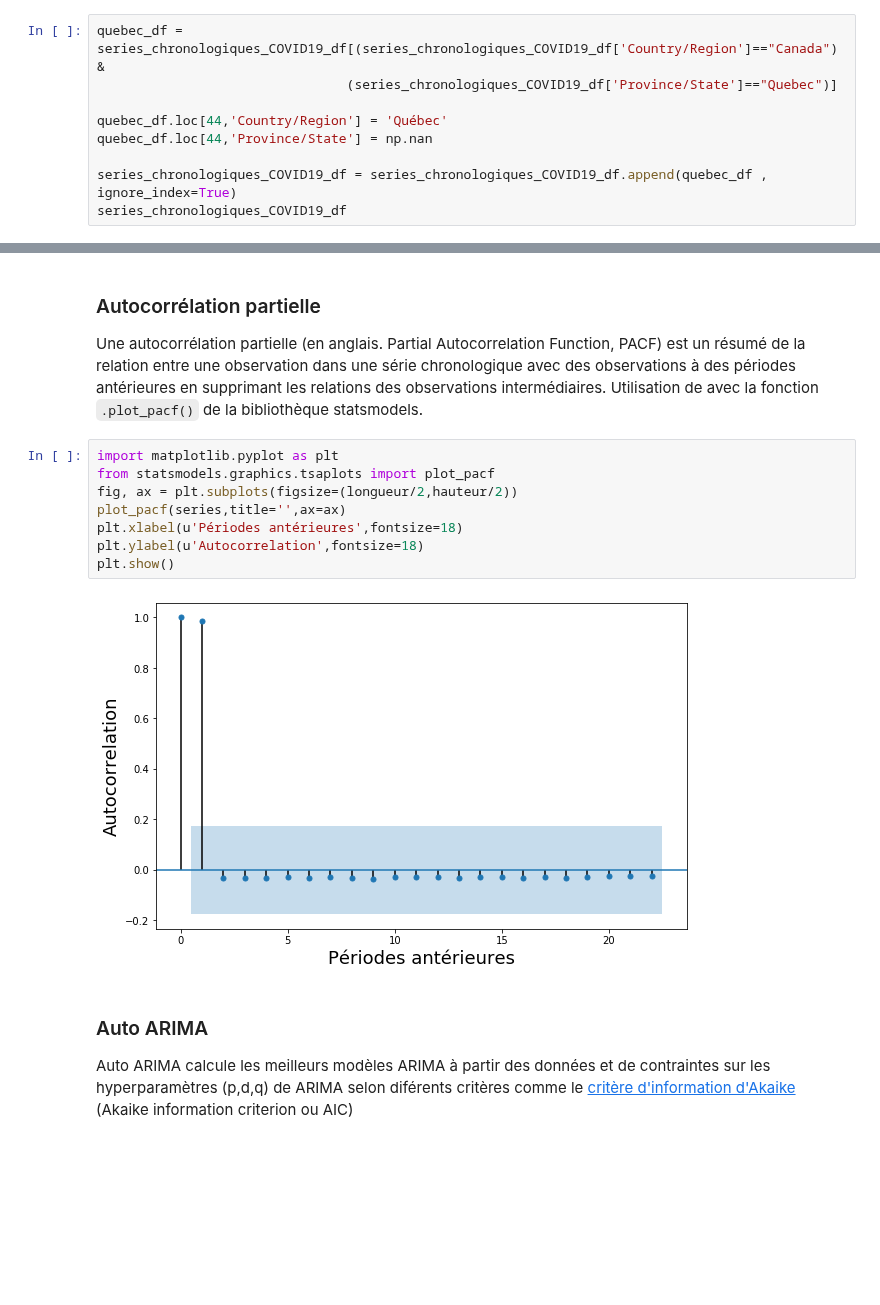
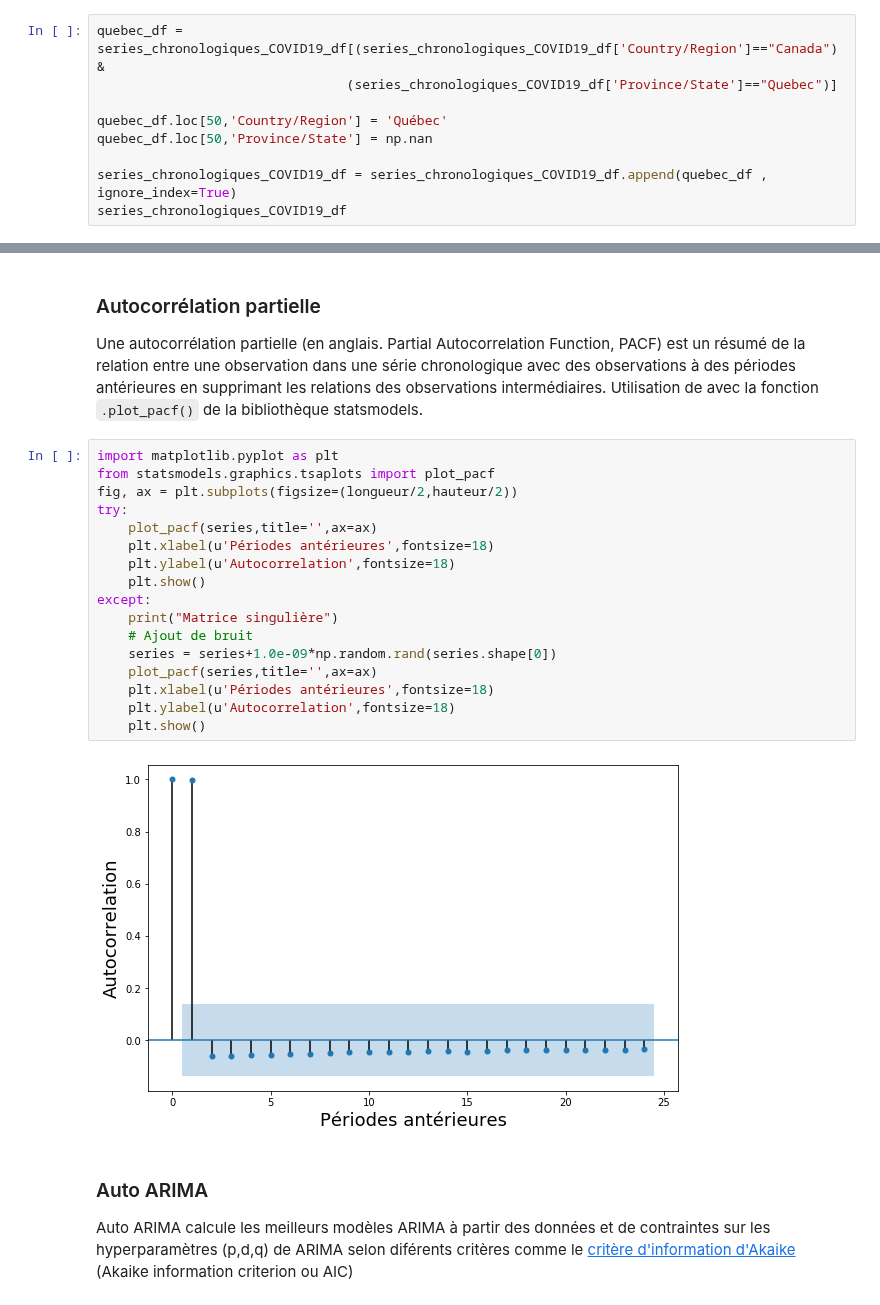
Before and after one commit to ClaudeCoulombe/evolution_COVID19, a Jupyter notebook: Prediction_evolution_pandemie_COVID-19.ipynb, the cells around one changed output, grey strips where cells are left out. Drawn from its saved outputs; the diff is of its cells as text; blank space fills up the shorter version.

```diff
--- a/Prediction_evolution_pandemie_COVID-19.ipynb
+++ b/Prediction_evolution_pandemie_COVID-19.ipynb
@@ -136,8 +136,8 @@ series_chronologiques_COVID19_df[series_chronologiques_COVID19_df['Country/Regio
 quebec_df = series_chronologiques_COVID19_df[(series_chronologiques_COVID19_df['Country/Region']=="Canada") &
                                 (series_chronologiques_COVID19_df['Province/State']=="Quebec")]
 
-quebec_df.loc[44,'Country/Region'] = 'Québec'
-quebec_df.loc[44,'Province/State'] = np.nan
+quebec_df.loc[50,'Country/Region'] = 'Québec'
+quebec_df.loc[50,'Province/State'] = np.nan
 
 series_chronologiques_COVID19_df = series_chronologiques_COVID19_df.append(quebec_df , ignore_index=True)
 series_chronologiques_COVID19_df
@@ -324,13 +324,22 @@ Une autocorrélation partielle (en anglais. Partial Autocorrelation Function, PA
 # %%
 import matplotlib.pyplot as plt
 from statsmodels.graphics.tsaplots import plot_pacf
 fig, ax = plt.subplots(figsize=(longueur/2,hauteur/2))
-plot_pacf(series,title='',ax=ax)
-plt.xlabel(u'Périodes antérieures',fontsize=18)
-plt.ylabel(u'Autocorrelation',fontsize=18)
-plt.show()
+try:
+    plot_pacf(series,title='',ax=ax)
+    plt.xlabel(u'Périodes antérieures',fontsize=18)
+    plt.ylabel(u'Autocorrelation',fontsize=18)
+    plt.show()
+except:
+    print("Matrice singulière")
+    # Ajout de bruit
+    series = series+1.0e-09*np.random.rand(series.shape[0])
+    plot_pacf(series,title='',ax=ax)
+    plt.xlabel(u'Périodes antérieures',fontsize=18)
+    plt.ylabel(u'Autocorrelation',fontsize=18)
+    plt.show()
 # %% [output]
-[figure, old version]
+[figure, new version]
 # %% [markdown]
 ### Auto ARIMA
 
```
Also changed, not shown: parts of 19 cells of this notebook, 2 other files.
